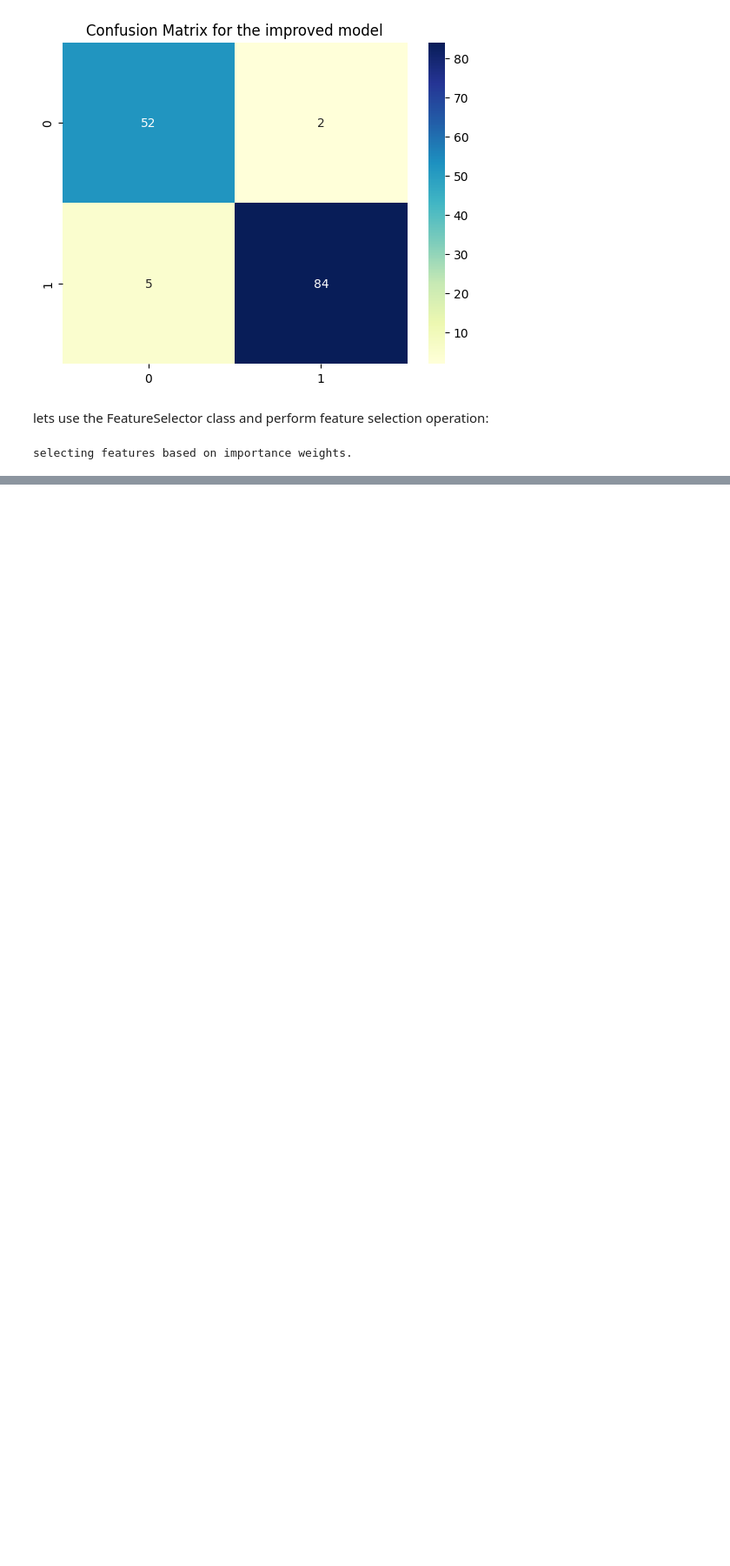
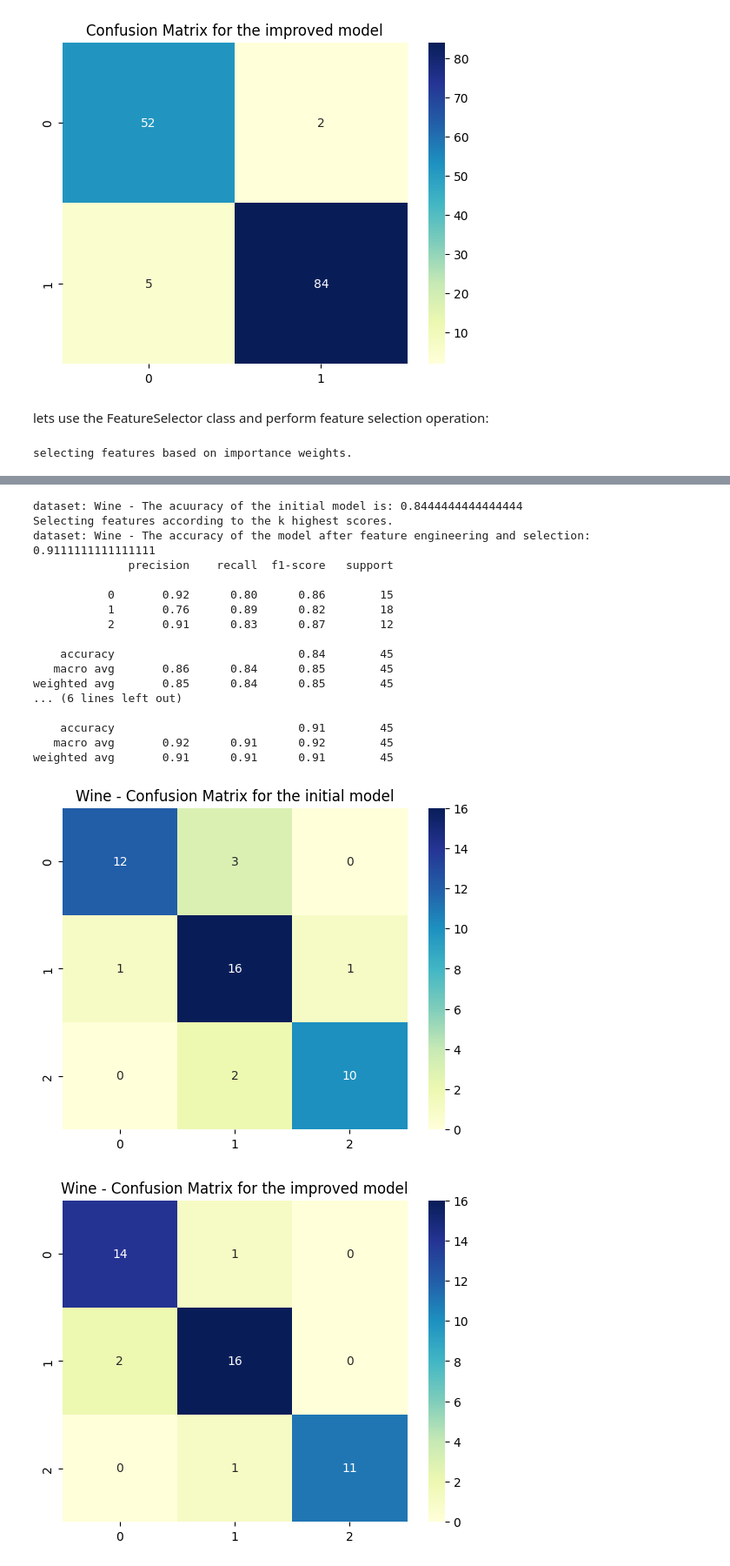
Before and after one commit to ronbenshimol/automatic-feature-engineering, a Jupyter notebook: autoFeatureEngineering.ipynb, the cells around one changed output, grey strips where cells are left out. Shown: that part at 87% size. Cells and saved outputs as stored; diff of their text form; code cells hidden in the pictures; blank space fills up the shorter version.

Commit message:
add more datasets

```diff
--- a/autoFeatureEngineering.ipynb
+++ b/autoFeatureEngineering.ipynb
@@ -225,0 +228,80 @@ The accuracy of the model feature selection: 0.9440559440559441
+# %%
+from sklearn.datasets import load_iris, load_breast_cancer, load_diabetes, load_wine
+
+def evaluate_dataset(data, dataset_name, datasetSource):
+    if datasetSource == "sklearn":
+        # split the current dataset into train and test parts:
+        X_train, X_test, y_train, y_test = train_test_split(pd.DataFrame(data['data']), data['target'], random_state=42)
+    else:
+        X_train, X_test, y_train, y_test = train_test_split(data["x"], data["y"], test_size=0.2, random_state=42)
+
+    # performing auto feature engineering operations on the dataset:
+    auto_fe = AutoFeatureEngineer()
+    X_train_transformed = auto_fe.fit_transform(X_train)
+    X_test_transformed = auto_fe.transform(X_test)
+
+    # train a classifier on the baseline dataset (before augmenting the data)
+    forest = RandomForestClassifier(n_estimators=1, random_state=0)
+    forest.fit(X_train, y_train)
+    pred = forest.predict(X_test)
+    score = sum(pred==y_test)/len(y_test)
+    print("dataset: {} - The acuuracy of the initial model is: {}".format(dataset_name, score ))
+
+    # perform feature selection on the dataset after already performing feature engineering
+    selector = FeatureSelector()
+    X_train_selected = selector.fit_transform(X_train_transformed, y_train)
+    X_test_selected = selector.transform(X_test_transformed)
+
+    forest.fit(X_train_selected, y_train)
+    pred_fe_fs = forest.predict(X_test_selected)
+    score_fe_fs = sum(pred_fe_fs==y_test)/len(y_test)
+    print("dataset: {} - The accuracy of the model after feature engineering and selection: {}".format(dataset_name, score_fe_fs ))
+
+    # reports:
+    report = classification_report(y_test, pred)
+    print(report)
+
+    report = classification_report(y_test, pred_fe_fs)
+    print(report)
+
+    cm_arr = confusion_matrix(y_test, pred)
+    sns.heatmap(cm_arr, cmap='YlGnBu', annot=True, fmt="d").set_title('{} - Confusion Matrix for the initial model'.format(dataset_name))
+    plt.show()
+
+    cm_arr = confusion_matrix(y_test, pred_fe_fs)
+    sns.heatmap(cm_arr, cmap='YlGnBu', annot=True, fmt="d").set_title('{} - Confusion Matrix for the improved model'.format(dataset_name))
+    plt.show()
+
+dataset1 = load_wine()
+evaluate_dataset(dataset1, "Wine", datasetSource="sklearn")
+
+dataset2 = load_breast_cancer()
+evaluate_dataset(dataset2, "breast_cancer", datasetSource="sklearn")
+
+dataset3 = load_iris()
+evaluate_dataset(dataset3, "iris", datasetSource="sklearn")
+
+# for dataset4 I chose the titanic dataset from seaborn.
+# for the titanic dataset we needed to perform one-hot encoding to convert all the categorial,
+#  in addition there are missing values in the input data and there was a need to impute the missing values.
+# this is exactly what our solution solves, without aoutomating the process there was a need to perform all the mentioned actions manualy.
+# %% [output]
+dataset: Wine - The acuuracy of the initial model is: 0.8444444444444444
+Selecting features according to the k highest scores.
+dataset: Wine - The accuracy of the model after feature engineering and selection: 0.9111111111111111
+              precision    recall  f1-score   support
+
+           0       0.92      0.80      0.86        15
+           1       0.76      0.89      0.82        18
+           2       0.91      0.83      0.87        12
+
+    accuracy                           0.84        45
+   macro avg       0.86      0.84      0.85        45
+weighted avg       0.85      0.84      0.85        45
+... (6 lines left out)
+
+    accuracy                           0.91        45
+   macro avg       0.92      0.91      0.92        45
+weighted avg       0.91      0.91      0.91        45
+[figure, added]
+[figure, added]
```
Also changed, not shown: parts of 4 cells of this notebook.
